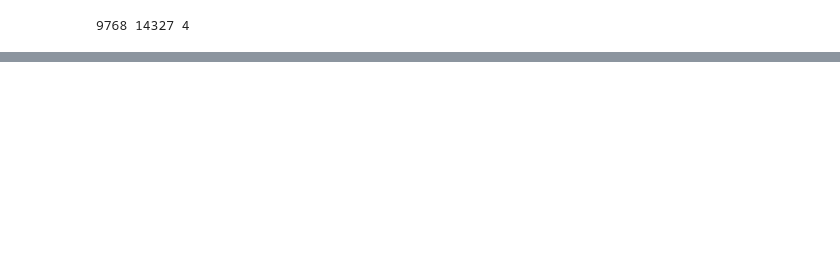
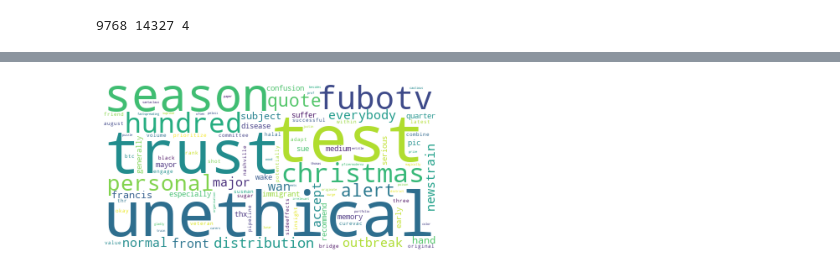
Before and after one commit to Rulisetiawati/COVID-vaccine-sentiment-analysis, a Jupyter notebook: KMeans.ipynb, the cells around one changed output, grey strips where cells are left out. Drawn from its saved outputs; the diff is of its cells as text; code cells hidden in the pictures; blank space fills up the shorter version.

```diff
--- a/KMeans.ipynb
+++ b/KMeans.ipynb
@@ -93,0 +202,7 @@ GROUP_2:  with covid case surge worse than ever get vaccinate be one of the most
+# %%
+wordcloud = WordCloud(stopwords=stopwords_set, background_color="white").generate(" ".join(cluster_dict_vocabs[11]))
+plt.imshow(wordcloud)
+plt.axis("off")
+plt.show()
+# %% [output]
+[figure, added]
```
Also changed, not shown: parts of 23 cells of this notebook.
